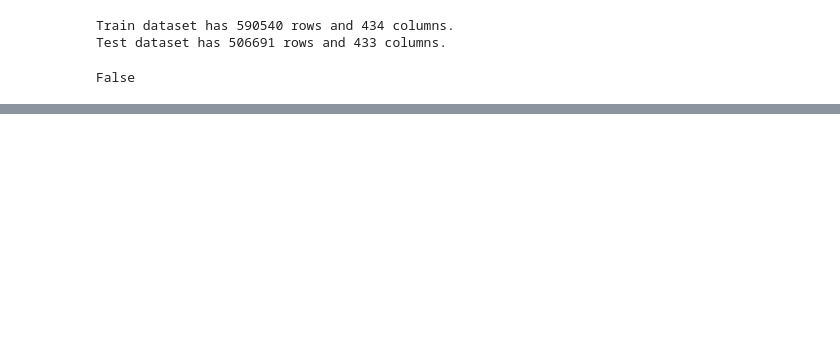
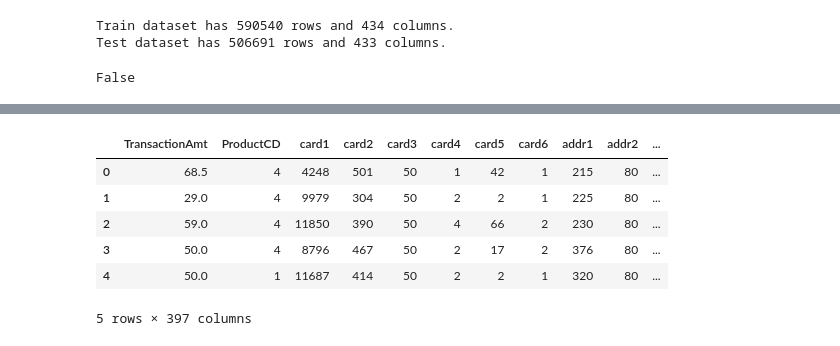
Before and after one commit to foreverloop/oneoff-example-code, a Jupyter notebook: my-ieee-fraud.ipynb, the cells around one changed output, grey strips where cells are left out. Cells and saved outputs as stored; diff of their text form; code cells hidden in the pictures; blank space fills up the shorter version.

```diff
--- a/my-ieee-fraud.ipynb
+++ b/my-ieee-fraud.ipynb
@@ -570,3 +576,13 @@ X_test = clean_inf_nan(X_test )
+# %%
+X.head()
+# %% [output]
+|  | TransactionAmt | ProductCD | card1 | card2 | card3 | card4 | card5 | card6 | addr1 | addr2 | ... |
+| 0 | 68.5 | 4 | 4248 | 501 | 50 | 1 | 42 | 1 | 215 | 80 | ... |
+| 1 | 29.0 | 4 | 9979 | 304 | 50 | 2 | 2 | 1 | 225 | 80 | ... |
+| 2 | 59.0 | 4 | 11850 | 390 | 50 | 4 | 66 | 2 | 230 | 80 | ... |
+| 3 | 50.0 | 4 | 8796 | 467 | 50 | 2 | 17 | 2 | 376 | 80 | ... |
+| 4 | 50.0 | 1 | 11687 | 414 | 50 | 2 | 2 | 1 | 320 | 80 | ... |
+5 rows × 397 columns
 # %%
 gc.collect()
 # %% [output]
```
Also changed, not shown: parts of 8 cells of this notebook.
